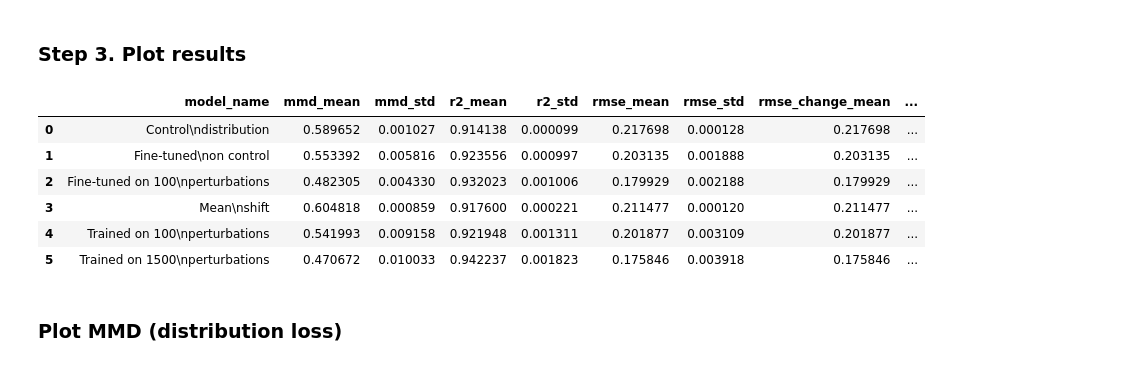
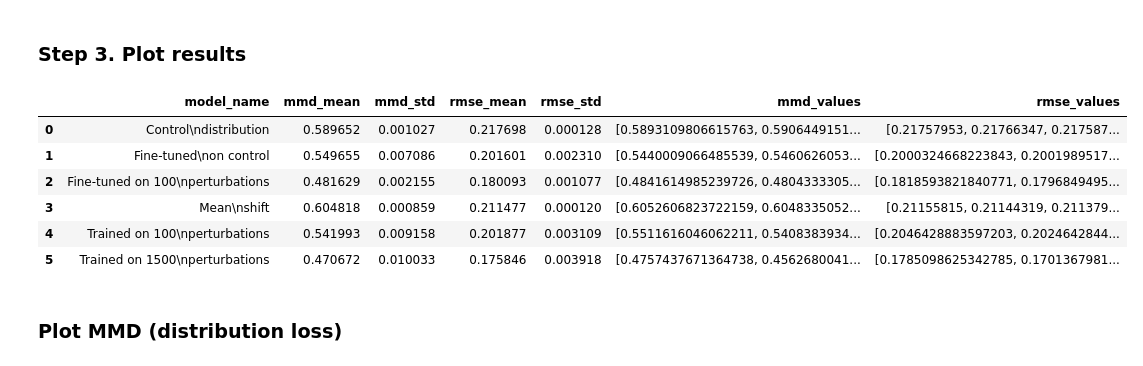
Before and after one commit to uhlerlab/MORPH, a Jupyter notebook: analysis/cell_line_transfer/barplots/create_barplots.ipynb, the cells around one changed output. Drawn from its saved outputs; the diff is of its cells as text; code cells hidden in the pictures.

```diff
--- a/analysis/cell_line_transfer/barplots/create_barplots.ipynb
+++ b/analysis/cell_line_transfer/barplots/create_barplots.ipynb
@@ -75,9 +75,10 @@ for seed in random_seeds:
     ft_path_temp = f'{ft_path}/recon_loss_{recon_loss}/null_label_{null_label}/epochs_{n_epochs}/tolerance_epochs_{tolerance_epoch}/mxAlpha_{mxAlpha}/val_{validation_ratio}_ood_{validation_ood_ratio}/random_seed_12'
     pattern = f'{ft_path_temp}/{prior}_{model_type}_run*'
     ft_path_temp = glob.glob(pattern)
-    assert len(ft_path_temp) == 1, f'Error: {pattern}'
+    # assert len(ft_path_temp) == 1, f'Error: {pattern}'
     ft_path_temp = ft_path_temp[0]
-    ft_ctrl_path_temp = f'{ft_path_temp}/ctrl_ft/best_model_ctrl_ft_epochs_9_rand_seed_{seed}_summary_results.csv'
+    print('read in', ft_path_temp)
+    ft_ctrl_path_temp = f'{ft_path_temp}/ctrl_ft/best_model_epochs_9_rand_seed_{seed}/summary_results.csv'
     ft_ctrl_df_temp = pd.read_csv(ft_ctrl_path_temp)
     ft_ctrl_df_temp['random_seed'] = seed
     ft_ctrl_df_temp['model_type'] = 'Fine-tune on control'
@@ -85,7 +86,7 @@ for seed in random_seeds:
     ft_ctrl_df = pd.concat([ft_ctrl_df, ft_ctrl_df_temp])
 
     # load in fine-tune on small set of perturbations results
-    ft_small_path_temp = f'{ft_path_temp}/fine_tune_100/best_modelepochs_50_rand_seed_{seed}_summary_results.csv'
+    ft_small_path_temp = f'{ft_path_temp}/fine_tune_100/best_model_epochs_50_rand_seed_{seed}/summary_results.csv'
     ft_small_df_temp = pd.read_csv(ft_small_path_temp)
     ft_small_df_temp['random_seed'] = seed
     ft_small_df_temp['model_type'] = 'Fine-tune on 100 perturbations'
@@ -125,3 +132,7 @@ assert control_distribution_df.shape[0] == mean_shift_df.shape[0] == ft_ctrl_df.
+# %%
+# rename mmd_de to mmd and rmse_de to rmse
+ft_ctrl_df.rename(columns={'mmd_de': 'mmd', 'rmse_de': 'rmse'}, inplace=True)
+ft_small_df.rename(columns={'mmd_de': 'mmd', 'rmse_de': 'rmse'}, inplace=True)
 # %%
 control_distribution_df['mmd'].mean(), ft_ctrl_df['mmd'].mean(), ft_small_df['mmd'].mean(), train_small_df['mmd'].mean(), train_large_df['mmd'].mean()
 # %% [output]
@@ -150,7 +162,7 @@ ft_ctrl_df
 # %% [markdown]
 ### Step 2. Put results together in one table and save as a csv file
 # %%
-columns_selected = ['random_seed', 'model_type', 'mmd', 'r2', 'rmse', 'rmse_change', 'pearsonr_change', 'fraction', 'model_path']
+columns_selected = ['random_seed', 'model_type', 'mmd', 'rmse', 'model_path']
 # %%
 all_results_df = pd.concat([control_distribution_df[columns_selected],
                             mean_shift_df[columns_selected],
@@ -203,33 +215,33 @@ transfer_cell_line_rpe1_train_hvg/transfer_cell_line_k562_essential_test_hvg/nul
 # %%
 grouped_data = all_results_df.groupby("model_name").agg(
     mmd_mean=("mmd", "mean"),
     mmd_std=("mmd", "std"),
-    r2_mean=("r2", "mean"),
-    r2_std=("r2", "std"),
+    # r2_mean=("r2", "mean"),
+    # r2_std=("r2", "std"),
     rmse_mean=("rmse", "mean"),
     rmse_std=("rmse", "std"),
-    rmse_change_mean=("rmse_change", "mean"),
-    rmse_change_std=("rmse_change", "std"),
-    pearsonr_change_mean=("pearsonr_change", "mean"),
-    pearsonr_change_std=("pearsonr_change", "std"),
-    fraction_mean=("fraction", "mean"),
-    fraction_std=("fraction", "std"),
+    # rmse_change_mean=("rmse_change", "mean"),
+    # rmse_change_std=("rmse_change", "std"),
+    # pearsonr_change_mean=("pearsonr_change", "mean"),
+    # pearsonr_change_std=("pearsonr_change", "std"),
+    # fraction_mean=("fraction", "mean"),
+    # fraction_std=("fraction", "std"),
     mmd_values=("mmd", lambda x: list(x)),
-    r2_values=("r2", lambda x: list(x)),
+    # r2_values=("r2", lambda x: list(x)),
     rmse_values=("rmse", lambda x: list(x)),
-    rmse_change_values=("rmse_change", lambda x: list(x)),
-    pearsonr_change_values=("pearsonr_change", lambda x: list(x)),
-    fraction_values=("fraction", lambda x: list(x)),
+    # rmse_change_values=("rmse_change", lambda x: list(x)),
+    # pearsonr_change_values=("pearsonr_change", lambda x: list(x)),
+    # fraction_values=("fraction", lambda x: list(x)),
 ).reset_index()
 grouped_data
 # %% [output]
-|  | model_name | mmd_mean | mmd_std | r2_mean | r2_std | rmse_mean | rmse_std | rmse_change_mean | ... |
-| 0 | Control\ndistribution | 0.589652 | 0.001027 | 0.914138 | 0.000099 | 0.217698 | 0.000128 | 0.217698 | ... |
-| 1 | Fine-tuned\non control | 0.553392 | 0.005816 | 0.923556 | 0.000997 | 0.203135 | 0.001888 | 0.203135 | ... |
-| 2 | Fine-tuned on 100\nperturbations | 0.482305 | 0.004330 | 0.932023 | 0.001006 | 0.179929 | 0.002188 | 0.179929 | ... |
-| 3 | Mean\nshift | 0.604818 | 0.000859 | 0.917600 | 0.000221 | 0.211477 | 0.000120 | 0.211477 | ... |
-| 4 | Trained on 100\nperturbations | 0.541993 | 0.009158 | 0.921948 | 0.001311 | 0.201877 | 0.003109 | 0.201877 | ... |
-| 5 | Trained on 1500\nperturbations | 0.470672 | 0.010033 | 0.942237 | 0.001823 | 0.175846 | 0.003918 | 0.175846 | ... |
+|  | model_name | mmd_mean | mmd_std | rmse_mean | rmse_std | mmd_values | rmse_values |
+| 0 | Control\ndistribution | 0.589652 | 0.001027 | 0.217698 | 0.000128 | [0.5893109806615763, 0.5906449151... | [0.21757953, 0.21766347, 0.217587... |
+| 1 | Fine-tuned\non control | 0.549655 | 0.007086 | 0.201601 | 0.002310 | [0.5440009066485539, 0.5460626053... | [0.2000324668223843, 0.2001989517... |
+| 2 | Fine-tuned on 100\nperturbations | 0.481629 | 0.002155 | 0.180093 | 0.001077 | [0.4841614985239726, 0.4804333305... | [0.1818593821840771, 0.1796849495... |
+| 3 | Mean\nshift | 0.604818 | 0.000859 | 0.211477 | 0.000120 | [0.6052606823722159, 0.6048335052... | [0.21155815, 0.21144319, 0.211379... |
+| 4 | Trained on 100\nperturbations | 0.541993 | 0.009158 | 0.201877 | 0.003109 | [0.5511616046062211, 0.5408383934... | [0.2046428883597203, 0.2024642844... |
+| 5 | Trained on 1500\nperturbations | 0.470672 | 0.010033 | 0.175846 | 0.003918 | [0.4757437671364738, 0.4562680041... | [0.1785098625342785, 0.1701367981... |
 # %%
 grouped_data.to_csv(f'{result_folder}/sumamry_results.csv', index=False)
 # %%
```
Also changed, not shown: parts of 8 cells of this notebook, 3 other files.
